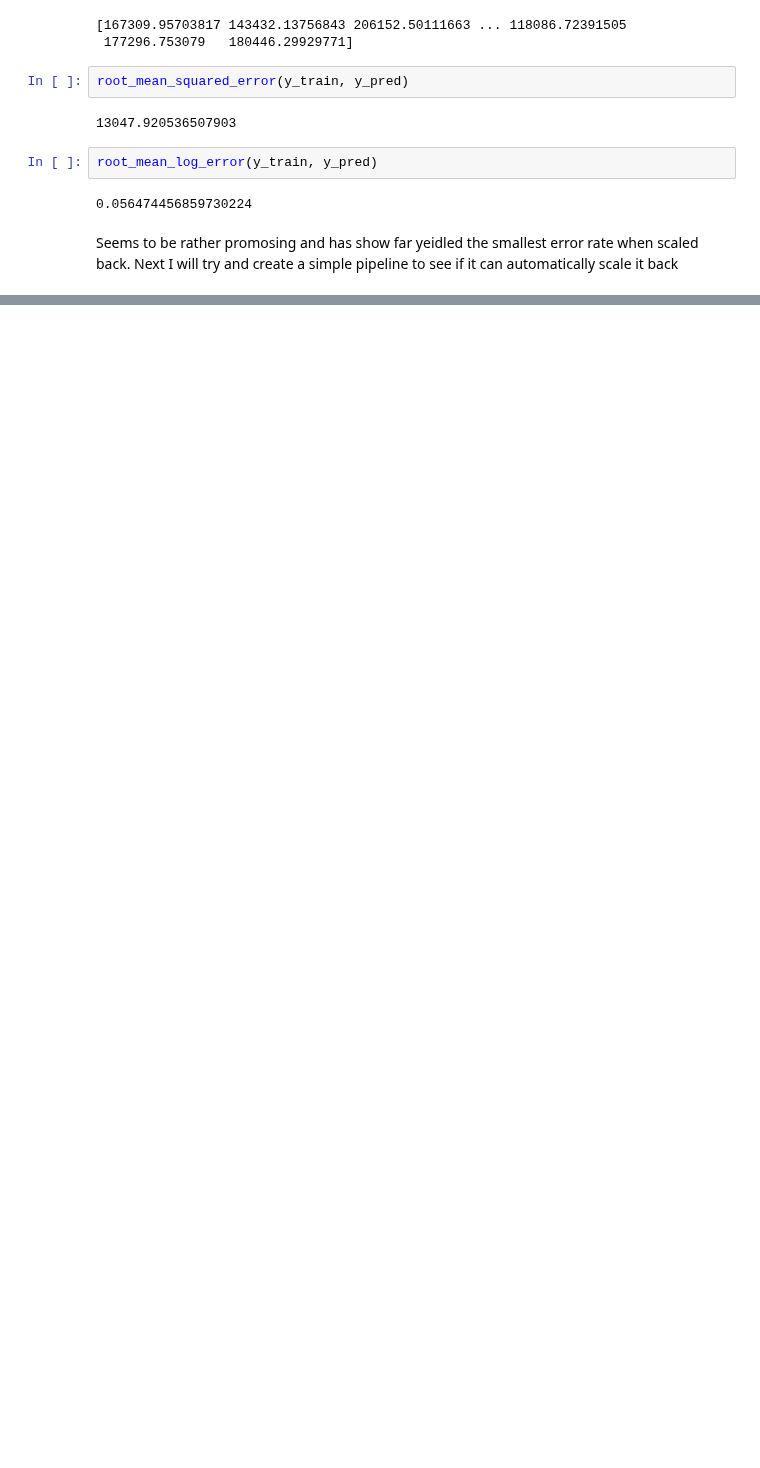
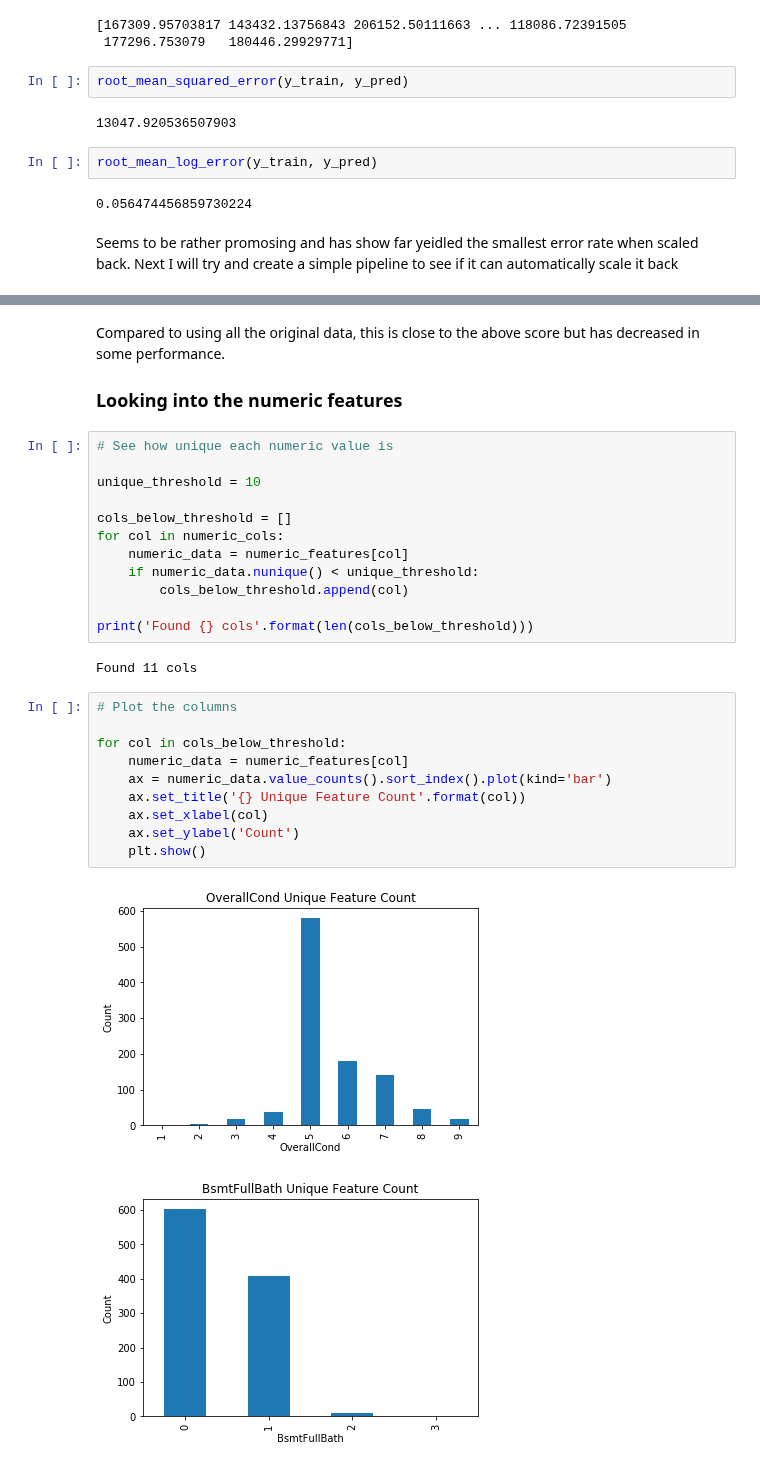
Before and after one commit to Ryan95Z/ml-house-prices, a Jupyter notebook: notebooks/4. Feature Engineering v2.ipynb, the cells around one changed output, grey strips where cells are left out. Saved outputs shown, nothing was run; the diff lists cells and outputs as text; blank space fills up the shorter version.

```diff
--- a/notebooks/4. Feature Engineering v2.ipynb
+++ b/notebooks/4. Feature Engineering v2.ipynb
@@ -274,0 +294,31 @@ Numeric Random Forest Resampled Outliers RMSLE: 0.151963
+# %% [markdown]
+Compared to using all the original data, this is close to the above score but has decreased in some performance.
+
+### Looking into the numeric features
+# %%
+# See how unique each numeric value is
+
+unique_threshold = 10
+
+cols_below_threshold = []
+for col in numeric_cols:
+    numeric_data = numeric_features[col]
+    if numeric_data.nunique() < unique_threshold:
+        cols_below_threshold.append(col)
+
+print('Found {} cols'.format(len(cols_below_threshold)))
+# %% [output]
+Found 11 cols
+# %%
+# Plot the columns
+
+for col in cols_below_threshold:
+    numeric_data = numeric_features[col]
+    ax = numeric_data.value_counts().sort_index().plot(kind='bar')
+    ax.set_title('{} Unique Feature Count'.format(col))
+    ax.set_xlabel(col)
+    ax.set_ylabel('Count')
+    plt.show()
+# %% [output]
+[figure, added]
+[figure, added]
```
Also changed, not shown: parts of 24 cells of this notebook.
